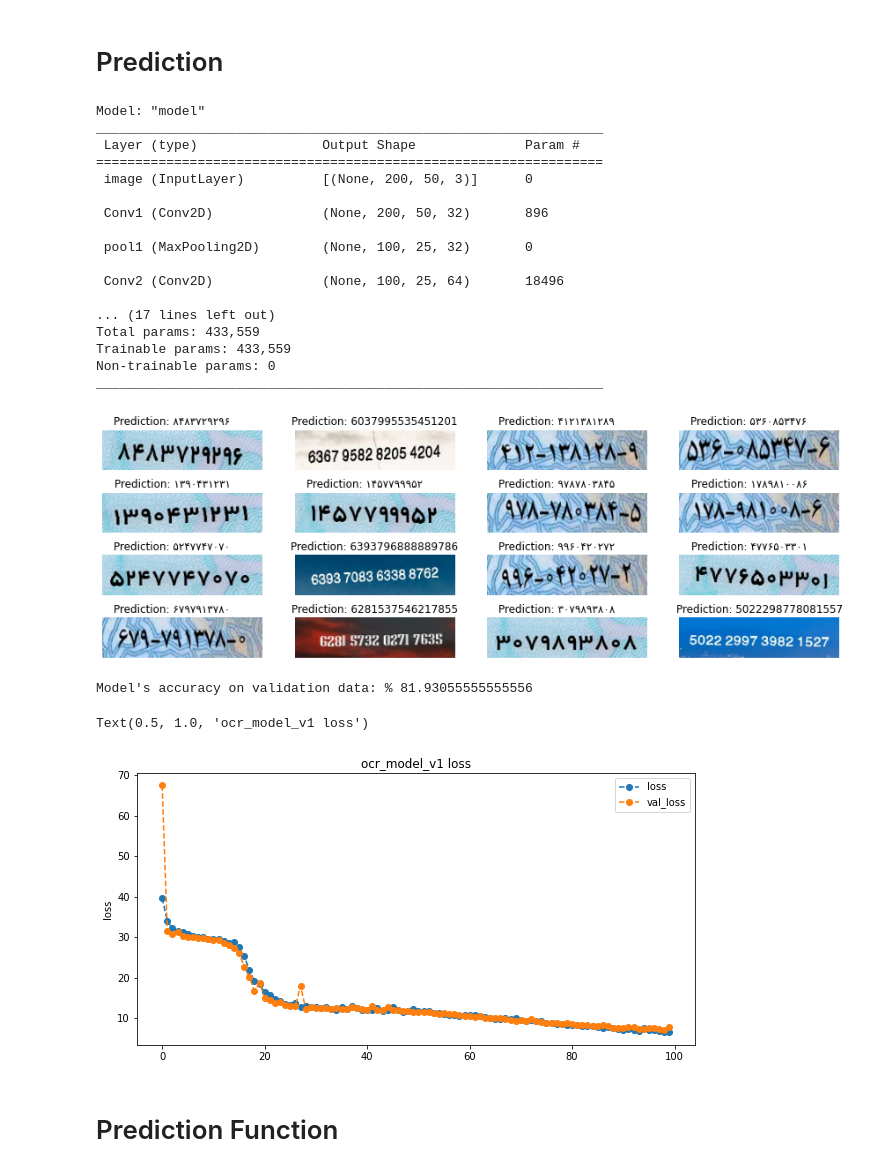
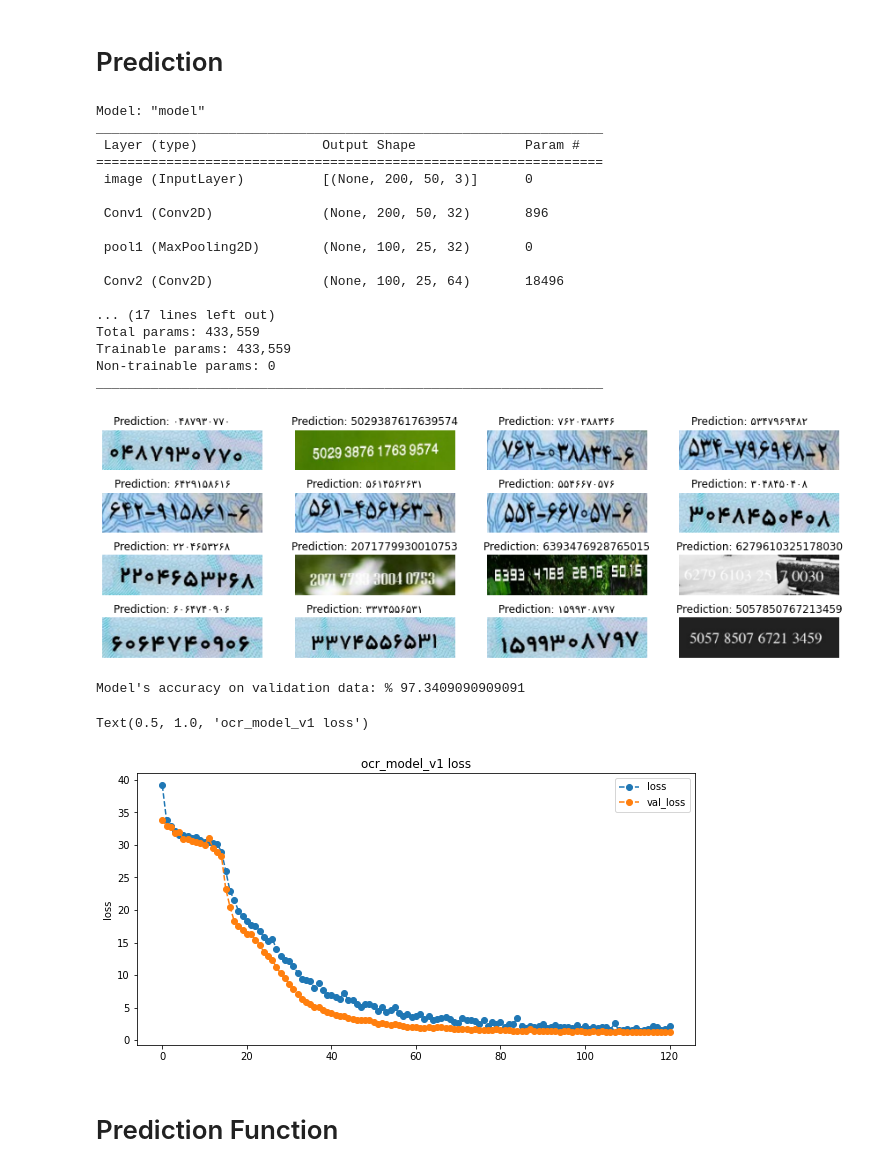
Before and after one commit to meliiwamd/OpticalCharacterRecognition, a Jupyter notebook: OpticalCharacterRecognition.ipynb, the cells around one changed output. Cells and saved outputs as stored; diff of their text form; code cells hidden in the pictures.

```diff
--- a/OpticalCharacterRecognition.ipynb
+++ b/OpticalCharacterRecognition.ipynb
@@ -329,7 +329,7 @@ random.shuffle(nd_images)
 # %% [markdown]
 #Input Processing
 # %%
-images = sorted(cc_images[0:1500] + od_images[0:1500] + nd_images[0:1500])
+images = sorted(cc_images[0:2500] + od_images[0:1500] + nd_images[0:1500])
 labels = [img.split(os.path.sep)[-1].split(".jpg")[0] for img in images]
 characters = ['۰', '۱', '۲', '۳', '۴', '۵', '۶', '۷', '۸', '۹', '0', '1', '2', '3', '4', '5', '6', '7', '8', '9', ' ']
 
@@ -562,7 +562,7 @@ SVG(tf.keras.utils.model_to_dot(model, show_shapes= True, show_layer_names=True,
 # %% [markdown]
 # Train
 # %%
-epochs = 100
+epochs = 150
 early_stopping_patience = 10
 # Add early stopping
 early_stopping = keras.callbacks.EarlyStopping(
@@ -665,7 +665,7 @@ Total params: 433,559
 Trainable params: 433,559
 Non-trainable params: 0
 _________________________________________________________________
-[figure, old version]
+[figure, new version]
 # %%
 # Calculate Accuracy
 accuracy = 0
@@ -703,19 +703,19 @@ accuracy /= denominator
 
 print("Model's accuracy on validation data: %", accuracy * 100)
 # %% [output]
-Model's accuracy on validation data: % 81.93055555555556
+Model's accuracy on validation data: % 97.3409090909091
 # %%
 plt.figure(figsize=(10,5))
 
-plt.plot(model.history.history['loss'], 'o--')
-plt.plot(model.history.history['val_loss'], 'o--')
+plt.plot(history.history['loss'], 'o--')
+plt.plot(history.history['val_loss'], 'o--')
 
 plt.ylabel('loss')
 plt.legend(['loss', 'val_loss'])
 plt.title(model.name + ' loss')
 # %% [output]
 Text(0.5, 1.0, 'ocr_model_v1 loss')
-[figure, old version]
+[figure, new version]
 # %% [markdown]
 # Prediction Function
 # %%
```
Also changed, not shown: parts of 4 cells of this notebook.
